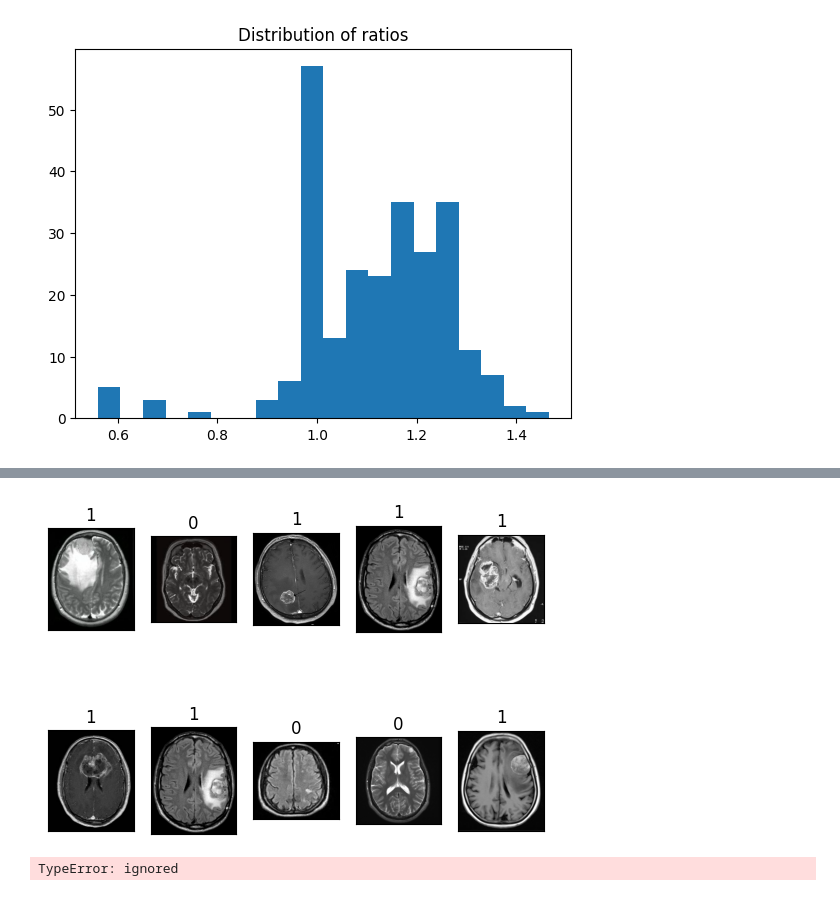
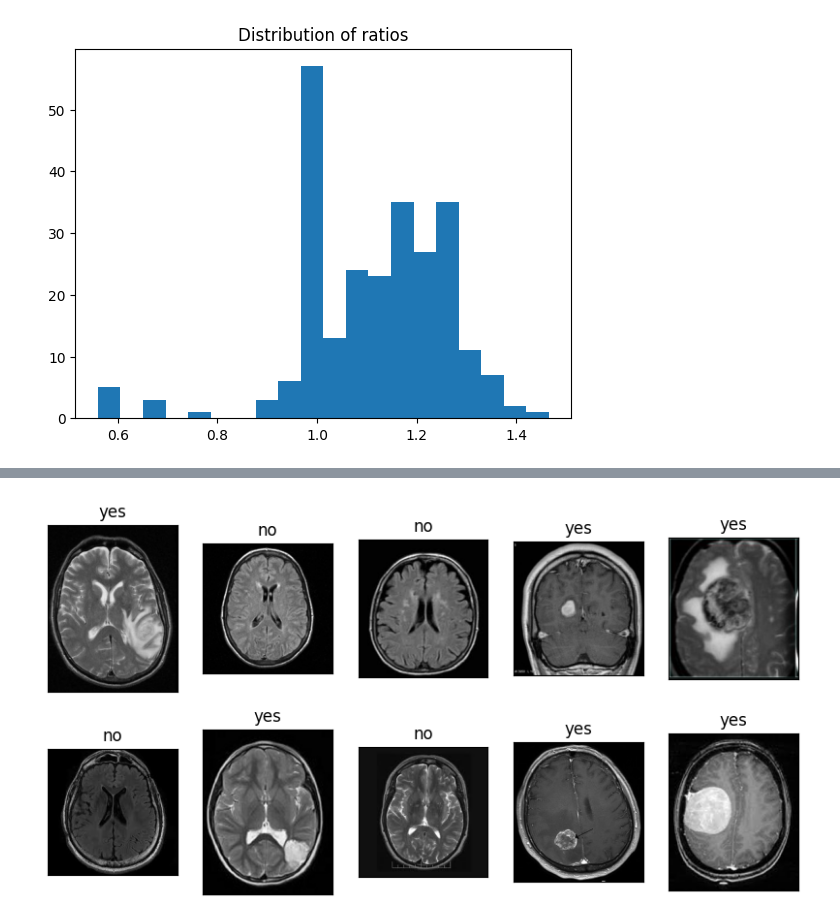
Before and after one commit to gqkd/MRI_Brain_Tumor_Detection, a Jupyter notebook: Brain_Tumor_Detection.ipynb, the cells around one changed output, grey strips where cells are left out. Saved outputs shown, nothing was run; the diff lists cells and outputs as text; code cells hidden in the pictures.

```diff
--- a/Brain_Tumor_Detection.ipynb
+++ b/Brain_Tumor_Detection.ipynb
@@ -70,31 +96,18 @@ Text(0.5, 1.0, 'Classes distribution')
 # %%
-#plot examples
+#plot examples from original dataset
 
-plt.figure()
+plt.figure(figsize=(10,5))
 for i in range(10):
   rnd = random.randint(0,len(X))
   plt.subplot(2,5,i+1)
   plt.imshow(X[rnd])
   plt.xticks([])
   plt.yticks([])
-  plt.title(y[rnd])
+  plt.title('yes' if y[rnd]==1 else 'no')
+  # plt.tight_layout()
 # %% [output]
-[figure, old version]
+[figure, new version]
 # %%
 # splitting
 X_train, X_remain, y_train, y_remain = train_test_split(X, y, test_size=0.25, random_state=42)
 X_test, X_val, y_test, y_val = train_test_split(X_remain, y_remain, test_size=0.5, random_state=42)
-# %%
-#distribution of classes
-dummY = [y_train, y_val, y_test]
-sets_names = ['Train','Validation','Test']
-countsy = []
-for i,y in enumerate(dummY):
-  classes, counts = np.unique(y, return_counts=True)
-  countsy[sets_names[i]] = list(counts)
-  # countsy.append(list(counts))
-
-# _ = plt.bar(sets_names,countsy)
-# _ = plt.xticks(classes, ['No','Yes'])
-# %% [output]
-TypeError: ignored
```
Also changed, not shown: parts of 10 cells of this notebook.
